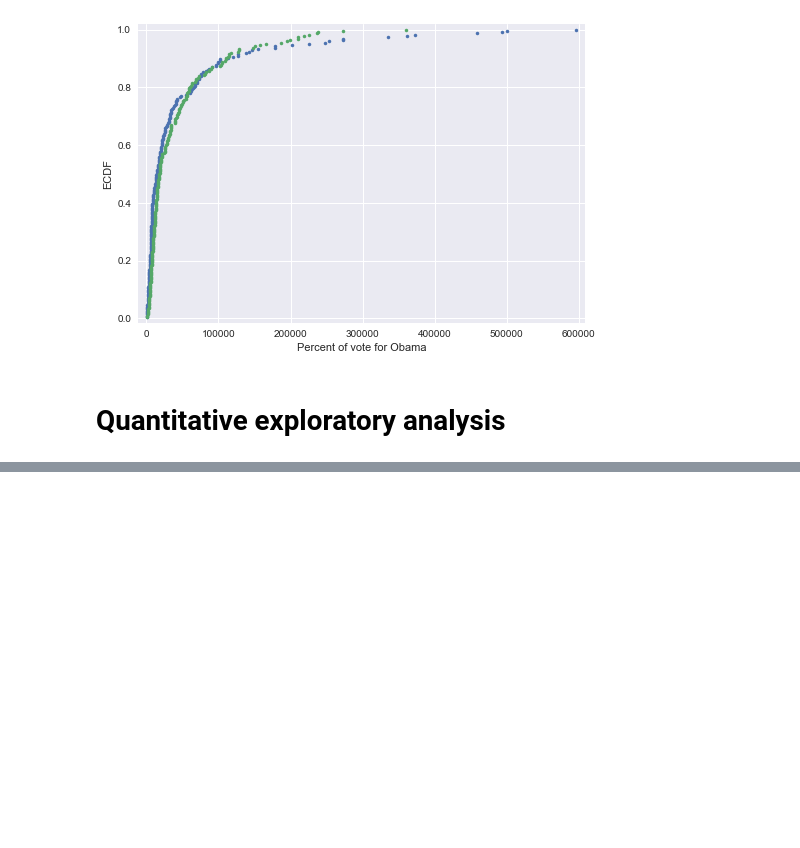
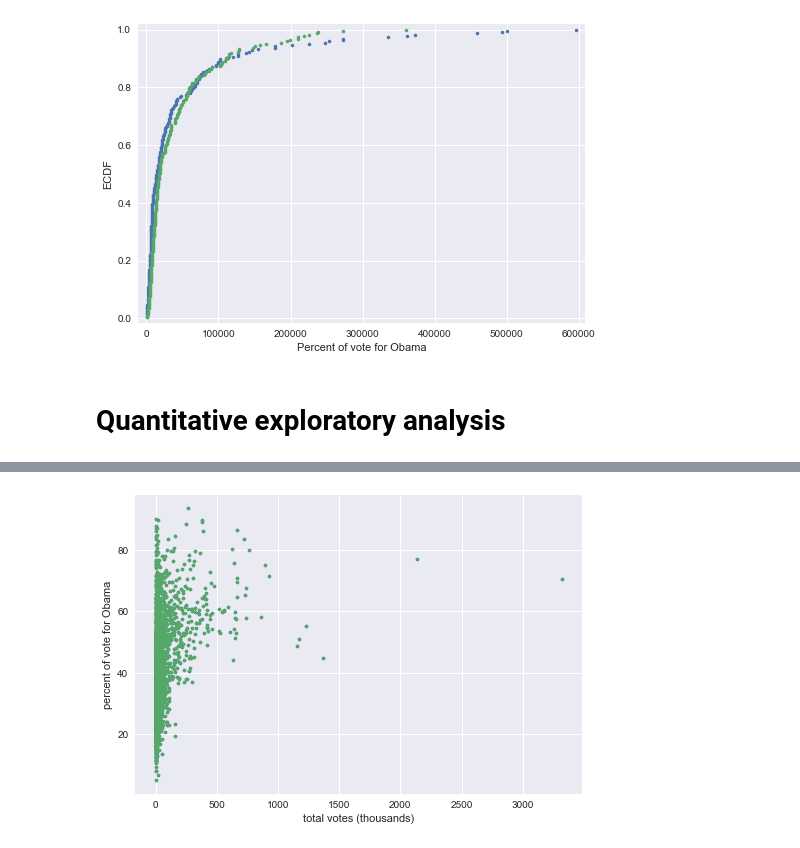
Before and after one commit to iamjz/Python-Data, a Jupyter notebook: StatisticalThinking1.ipynb, the cells around one changed output, grey strips where cells are left out. Cells and saved outputs as stored; diff of their text form; code cells hidden in the pictures; blank space fills up the shorter version.

```diff
--- a/StatisticalThinking1.ipynb
+++ b/StatisticalThinking1.ipynb
@@ -102,0 +174,11 @@ import numpy as np
+# %%
+total_votes = df_all_states["total_votes"]
+dem_share = df_all_states["dem_share"]
+
+_ = plt.plot(total_votes / 1000, dem_share, marker = ".", linestyle = "none")
+_ = plt.xlabel("total votes (thousands)")
+_ = plt.ylabel("percent of vote for Obama")
+
+plt.show()
+# %% [output]
+[figure, added]
```
Also changed, not shown: parts of 13 cells of this notebook.
